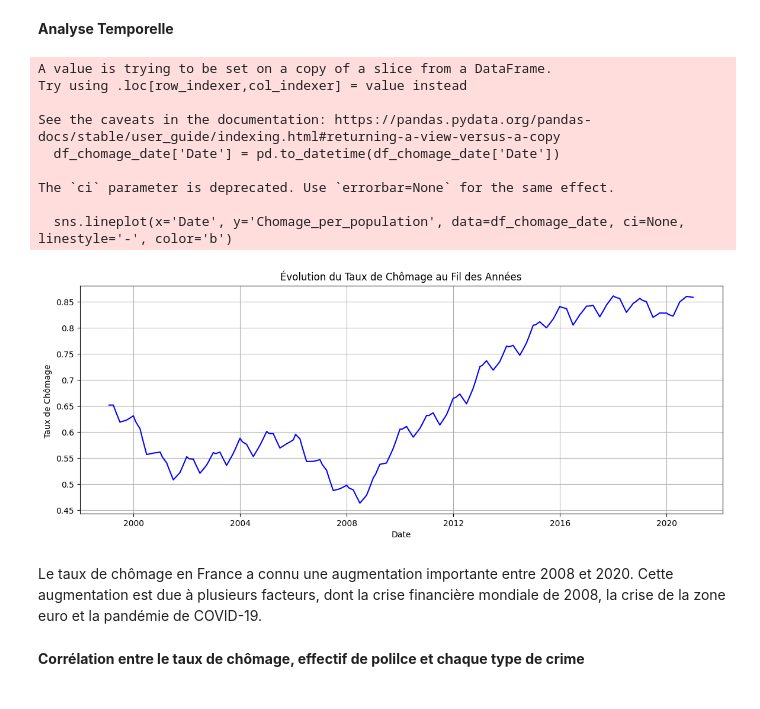
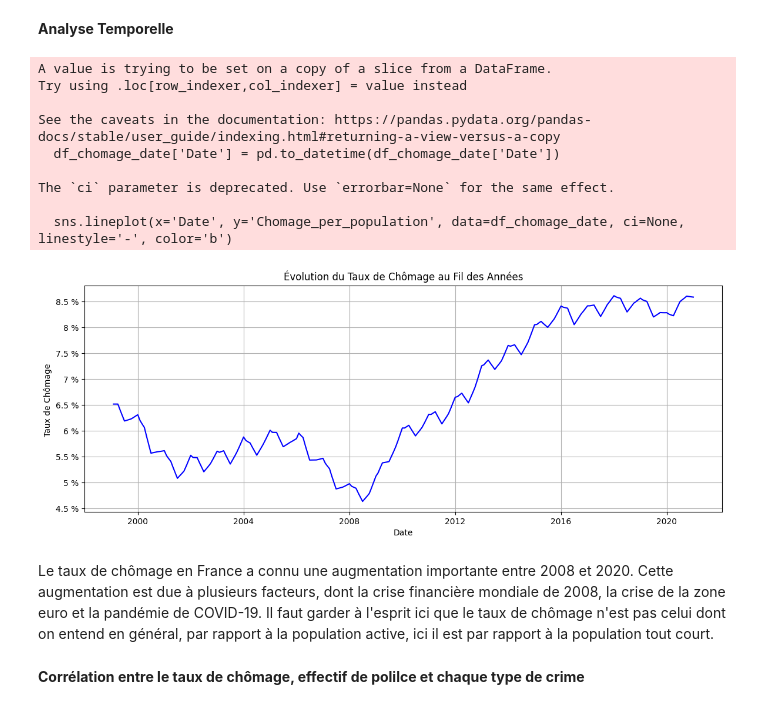
Before and after one commit to HindFaris/urban_security, a Jupyter notebook: Crime_Chomage.ipynb, the cells around one changed output. Cells and saved outputs as stored; diff of their text form; code cells hidden in the pictures.

```diff
--- a/Crime_Chomage.ipynb
+++ b/Crime_Chomage.ipynb
@@ -13,7 +13,7 @@ import matplotlib.pyplot as plt
 Load data
 # %%
 file_path = 'full_dataset_normalized_2.csv'
-data = pd.read_csv(file_path)
+data = pd.read_csv(file_path, encoding='utf-8', sep=',')
 # %%
 data.head()
 # %% [output]
@@ -141,34 +141,34 @@ La taille de la dataframe: (26328, 17)
 # %%
 # Extract relevant columns and convert 'Date' to datetime
 df_chomage_date = df_normalized[['Date', 'Chomage_per_population']]
 df_chomage_date['Date'] = pd.to_datetime(df_chomage_date['Date'])
 
 # Plotting the evolution of the unemployment rate per mille as a line
 plt.figure(figsize=(14, 5))
 sns.lineplot(x='Date', y='Chomage_per_population', data=df_chomage_date, ci=None, linestyle='-', color='b')
 
 # Customize the y-axis
-plt.gca().set_yticklabels(['{:g}'.format(x*10) for x in plt.gca().get_yticks()])
+plt.gca().set_yticklabels(['{:g} %'.format(x*100) for x in plt.gca().get_yticks()])
 
 # Customize the plot
 plt.title('Évolution du Taux de Chômage au Fil des Années')
 plt.xlabel('Date')
 plt.ylabel('Taux de Chômage ')
 plt.grid(True)
 plt.show()
 # %% [output]
 A value is trying to be set on a copy of a slice from a DataFrame.
 Try using .loc[row_indexer,col_indexer] = value instead
 
 See the caveats in the documentation: https://pandas.pydata.org/pandas-docs/stable/user_guide/indexing.html#returning-a-view-versus-a-copy
   df_chomage_date['Date'] = pd.to_datetime(df_chomage_date['Date'])
 
 The `ci` parameter is deprecated. Use `errorbar=None` for the same effect.
 
   sns.lineplot(x='Date', y='Chomage_per_population', data=df_chomage_date, ci=None, linestyle='-', color='b')
-[figure, old version]
+[figure, new version]
 # %% [markdown]
-Le taux de chômage en France a connu une augmentation importante entre 2008 et 2020. Cette augmentation est due à plusieurs facteurs, dont la crise financière mondiale de 2008, la crise de la zone euro et la pandémie de COVID-19.
+Le taux de chômage en France a connu une augmentation importante entre 2008 et 2020. Cette augmentation est due à plusieurs facteurs, dont la crise financière mondiale de 2008, la crise de la zone euro et la pandémie de COVID-19. Il faut garder à l'esprit ici que le taux de chômage n'est pas celui dont on entend en général, par rapport à la population active, ici il est par rapport à la population tout court.
 # %% [markdown]
 
 **Corrélation entre le taux de chômage, effectif de polilce et chaque type de crime**
```
Also changed, not shown: parts of 2 cells of this notebook.
